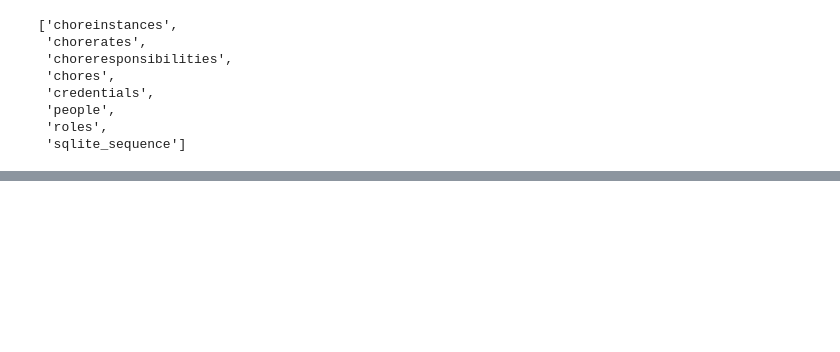
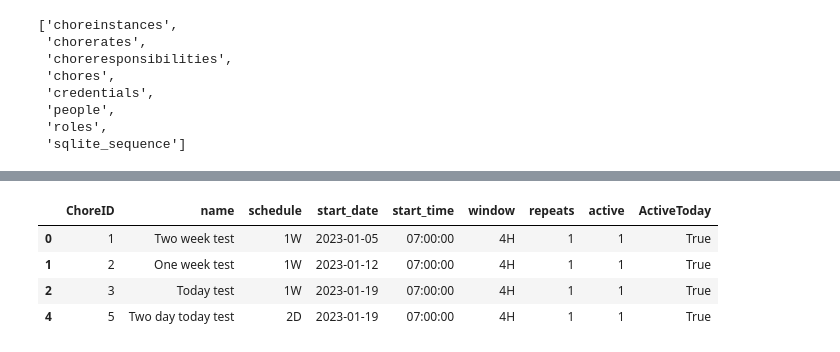
Before and after one commit to gorbynet/ChoreTracker, a Jupyter notebook: ChoreTrackerDevelopment.ipynb, the cells around one changed output, grey strips where cells are left out. Cells and saved outputs as stored; diff of their text form; code cells hidden in the pictures; blank space fills up the shorter version.

```diff
--- a/ChoreTrackerDevelopment.ipynb
+++ b/ChoreTrackerDevelopment.ipynb
@@ -136,13 +230,20 @@ create table if not exists people (
 # %%
-
+reset = False
+if reset:
+    r = cursor.execute("""
+        drop table choreinstances
+    """)
 # We're going to have a daily scheduled process to calculate the day's chores, and pop them in this table
 # so we can track whether repeated chores are carried out
 r = cursor.execute("""
 create table if not exists choreinstances (
     ChoreInstanceID integer primary key,
     ChoreID INTEGER,
+    ChoreDate TEXT, -- the date the chore was due
     Completed INTEGER, -- Boolean
     CompletedBy INTEGER, -- this will store PersonID of whoever completed it
+    Validated INTEGER, -- has it been checked by a parent?
+    Rate INTEGER, -- chore rate when it was completed
     Banked INTEGER -- has it been paid into the bank account?
     );
 """)
@@ -148,0 +302,11 @@ create table if not exists choreinstances (
+# %%
+def get_active_chores(
+    chore_date: dt.date = None
+):
+    if chore_date is None:
+        chore_date = dt.date.today()
+    chore_df = query_db(
+        """ SELECT * FROM chores where active = 1 """
+    )
+    chore_df['ActiveToday'] = chore_df.apply(check_if_active, axis=1)
+    return chore_df[chore_df['ActiveToday'] == True]
@@ -148,0 +315,8 @@ create table if not exists choreinstances (
+# %%
+get_active_chores()
+# %% [output]
+|  | ChoreID | name | schedule | start_date | start_time | window | repeats | active | ActiveToday |
+| 0 | 1 | Two week test | 1W | 2023-01-05 | 07:00:00 | 4H | 1 | 1 | True |
+| 1 | 2 | One week test | 1W | 2023-01-12 | 07:00:00 | 4H | 1 | 1 | True |
+| 2 | 3 | Today test | 1W | 2023-01-19 | 07:00:00 | 4H | 1 | 1 | True |
+| 4 | 5 | Two day today test | 2D | 2023-01-19 | 07:00:00 | 4H | 1 | 1 | True |
```
Also changed, not shown: parts of 41 cells of this notebook.
